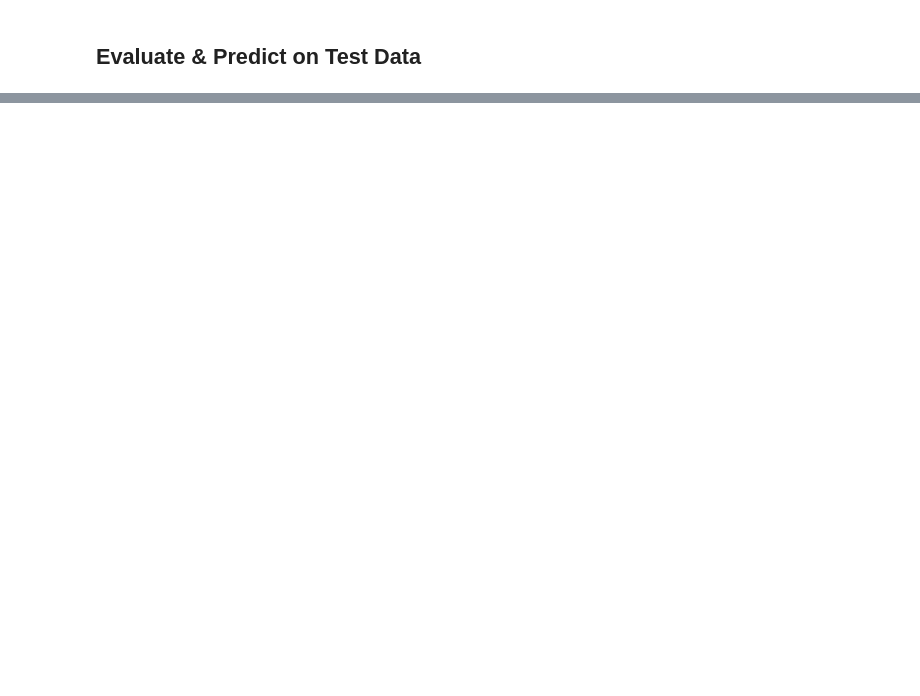
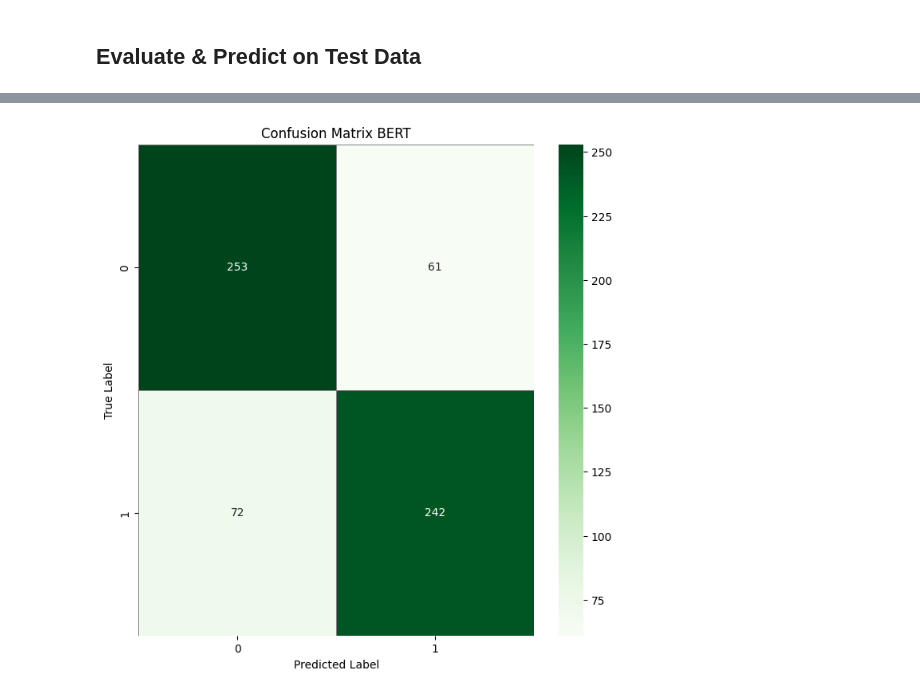
Before and after one commit to Mekruba/DAT550-Project, a Jupyter notebook: Project.ipynb, the cells around one changed output, grey strips where cells are left out. Drawn from its saved outputs; the diff is of its cells as text; code cells hidden in the pictures; blank space fills up the shorter version.

```diff
--- a/Project.ipynb
+++ b/Project.ipynb
@@ -186,0 +377,14 @@ Final Evaluation - Loss: 0.6007, Accuracy: 0.6815
+# %%
+tokenizer = BertTokenizer.from_pretrained("bert-base-uncased")
+
+def tokenize_bert(texts, max_len=256):
+    return tokenizer(
+        texts,
+        max_length=max_len,
+        padding="max_length",
+        truncation=True,
+        return_tensors="tf"
+    )
+
+train_encodings = tokenize_bert(texts_train)
+test_encodings = tokenize_bert(texts_test)
@@ -186,0 +471,23 @@ Final Evaluation - Loss: 0.6007, Accuracy: 0.6815
+# %%
+x_test = {
+    "input_ids": test_encodings["input_ids"],
+    "attention_mask": test_encodings["attention_mask"]
+}
+
+loss_eval_bert, acc_eval_bert = bert_cnn_model.evaluate(x=x_test, y=labels_test)
+print(f"Best Model - Loss: {loss_eval_bert:.4f}, Accuracy: {acc_eval_bert:.4f}")
+
+predictions_bert = bert_cnn_model.predict(x_test)
+pred_y_bert = (predictions_bert >= 0.5).astype(int).flatten()
+
+# Compute the confusion matrix
+cm = confusion_matrix(labels_test, pred_y_bert)
+
+# Plot the confusion matrix
+plt.figure(figsize=(8, 8))
+sns.heatmap(cm, annot=True, cmap="Greens", fmt='d', linewidths=0.5, linecolor='gray')
+plt.xlabel("Predicted Label")
+plt.ylabel("True Label")
+plt.title("Confusion Matrix BERT")
+plt.show()
+# %% [output]
@@ -186,0 +497 @@ Final Evaluation - Loss: 0.6007, Accuracy: 0.6815
+[figure, added]
```
Also changed, not shown: parts of 18 cells of this notebook, 1 other file.
